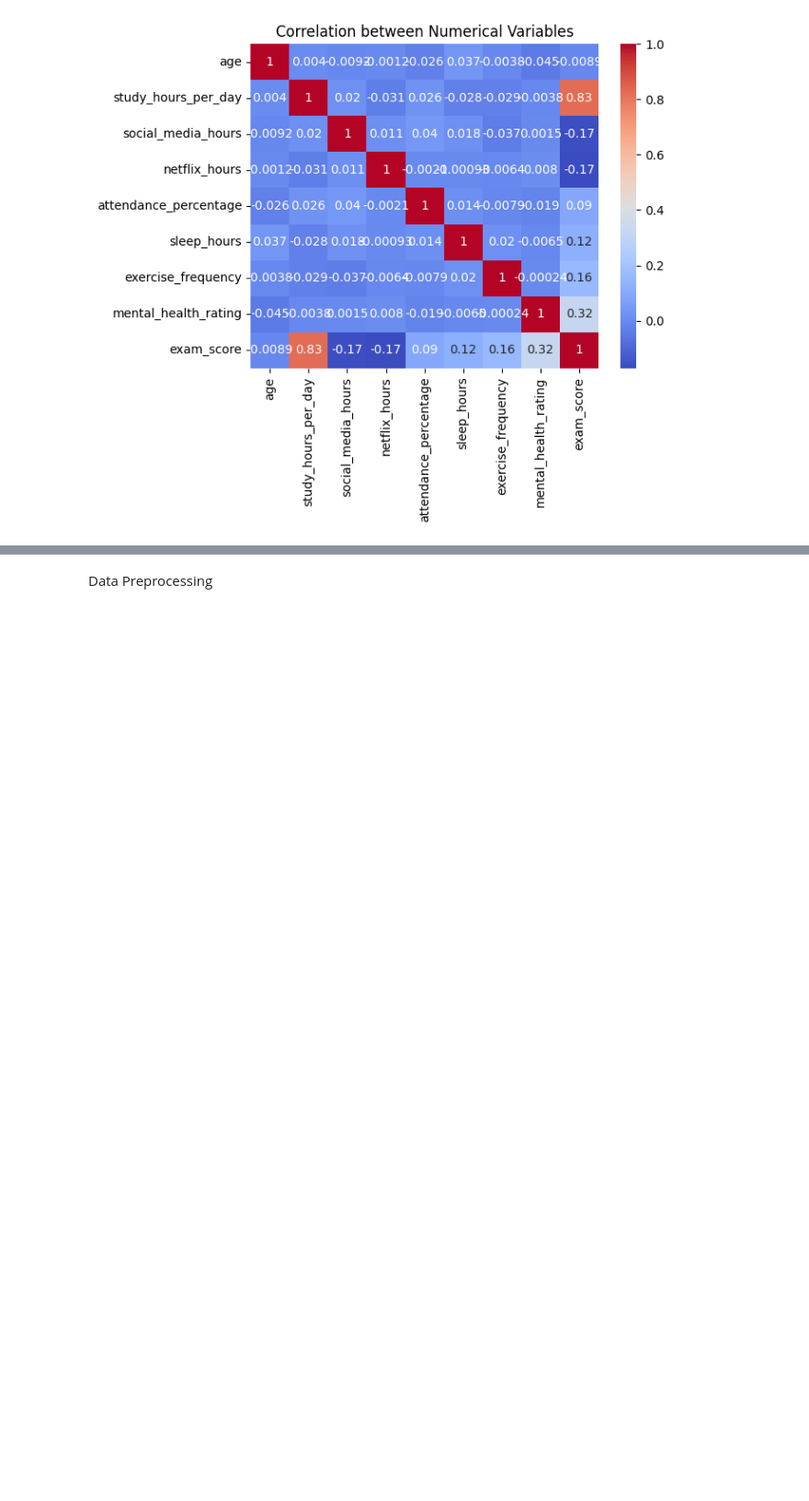
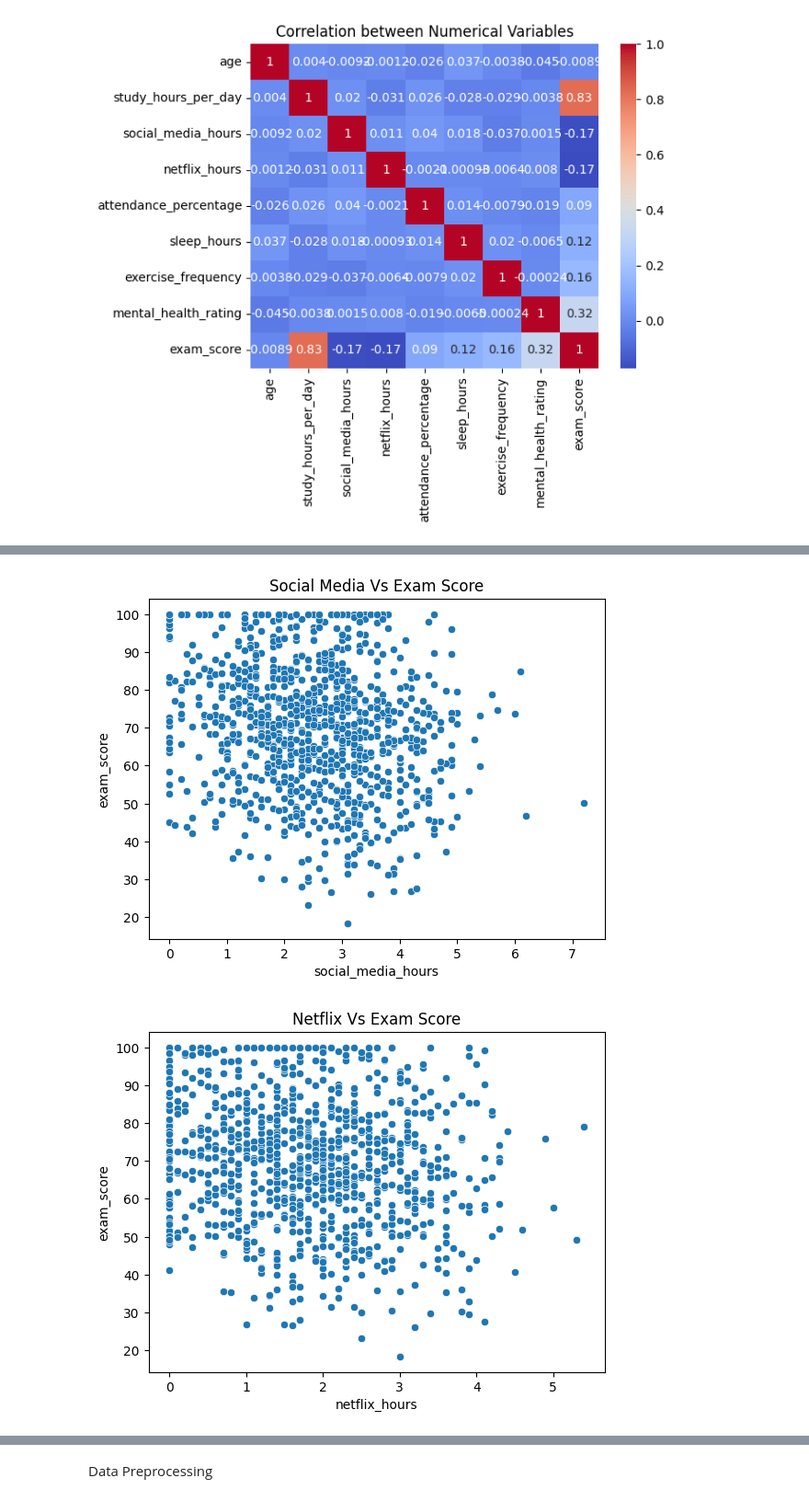
Before and after one commit to fernandesotero/project-data-exploration, a Jupyter notebook: ExploratoryAnalysis.ipynb, the cells around one changed output, grey strips where cells are left out. Shown at 92% size. Saved outputs shown, nothing was run; the diff lists cells and outputs as text; code cells hidden in the pictures; blank space fills up the shorter version.

```diff
--- a/ExploratoryAnalysis.ipynb
+++ b/ExploratoryAnalysis.ipynb
@@ -98,0 +108,12 @@ plt.show()
+# %%
+# Social Media and Netflix
+sns.scatterplot(x='social_media_hours', y='exam_score', data=df)
+plt.title('Social Media Vs Exam Score')
+plt.show()
+
+sns.scatterplot(x='netflix_hours', y='exam_score', data=df)
+plt.title('Netflix Vs Exam Score')
+plt.show()
+# %% [output]
+[figure, added]
+[figure, added]
```
Also changed, not shown: parts of 10 cells of this notebook.
